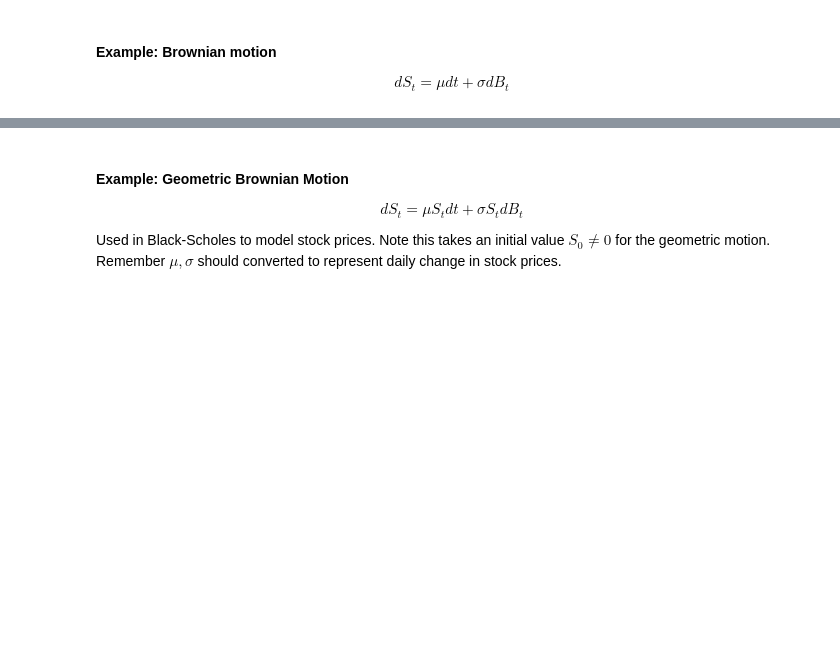
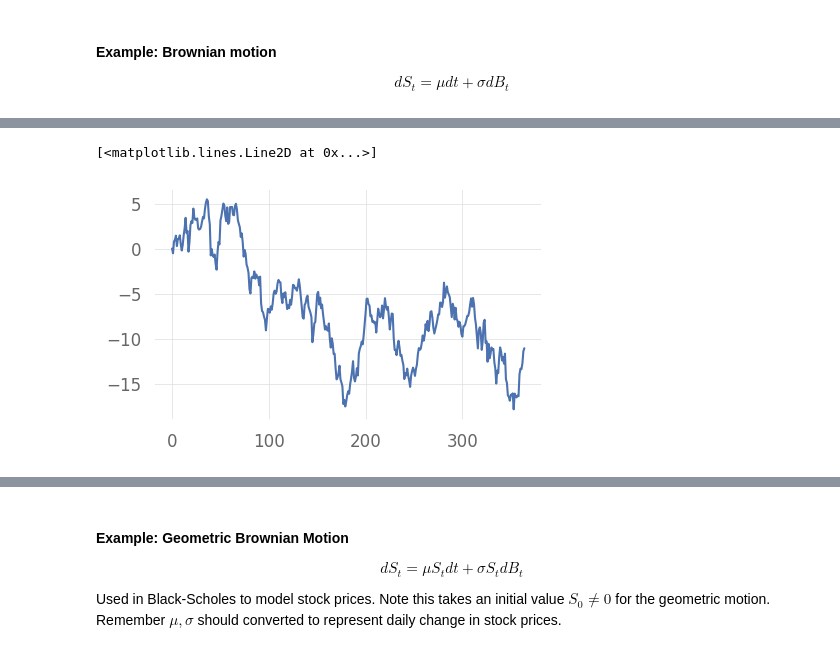
Before and after one commit to evnchw/charadrius, a Jupyter notebook: notebooks/defi/demo_uniswap_v2_simulations.ipynb, the cells around one changed output, grey strips where cells are left out. Cells and saved outputs as stored; diff of their text form; code cells hidden in the pictures; blank space fills up the shorter version.

```diff
--- a/notebooks/defi/demo_uniswap_v2_simulations.ipynb
+++ b/notebooks/defi/demo_uniswap_v2_simulations.ipynb
@@ -130,0 +133,7 @@ plt.show()
+# %%
+# example of Brownian with N(0,1) increments
+plt.figure(figsize=(5,3))
+plt.plot(BrownianMotion(drift=0, scale=1, t=365).sample(n=365-1)) # [n] steps over interval [0, t]
+# %% [output]
+[<matplotlib.lines.Line2D at 0x...>]
+[figure, added]
```
Also changed, not shown: parts of 7 cells of this notebook.
